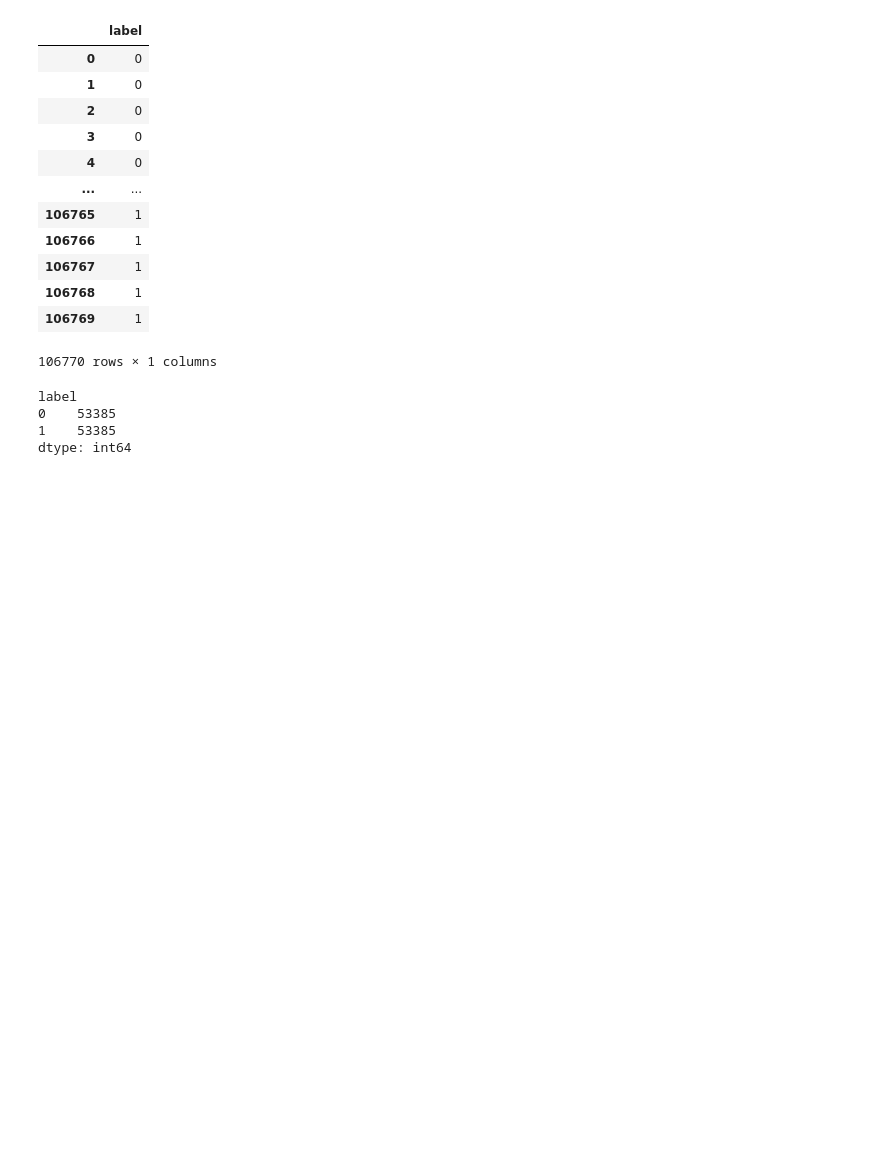
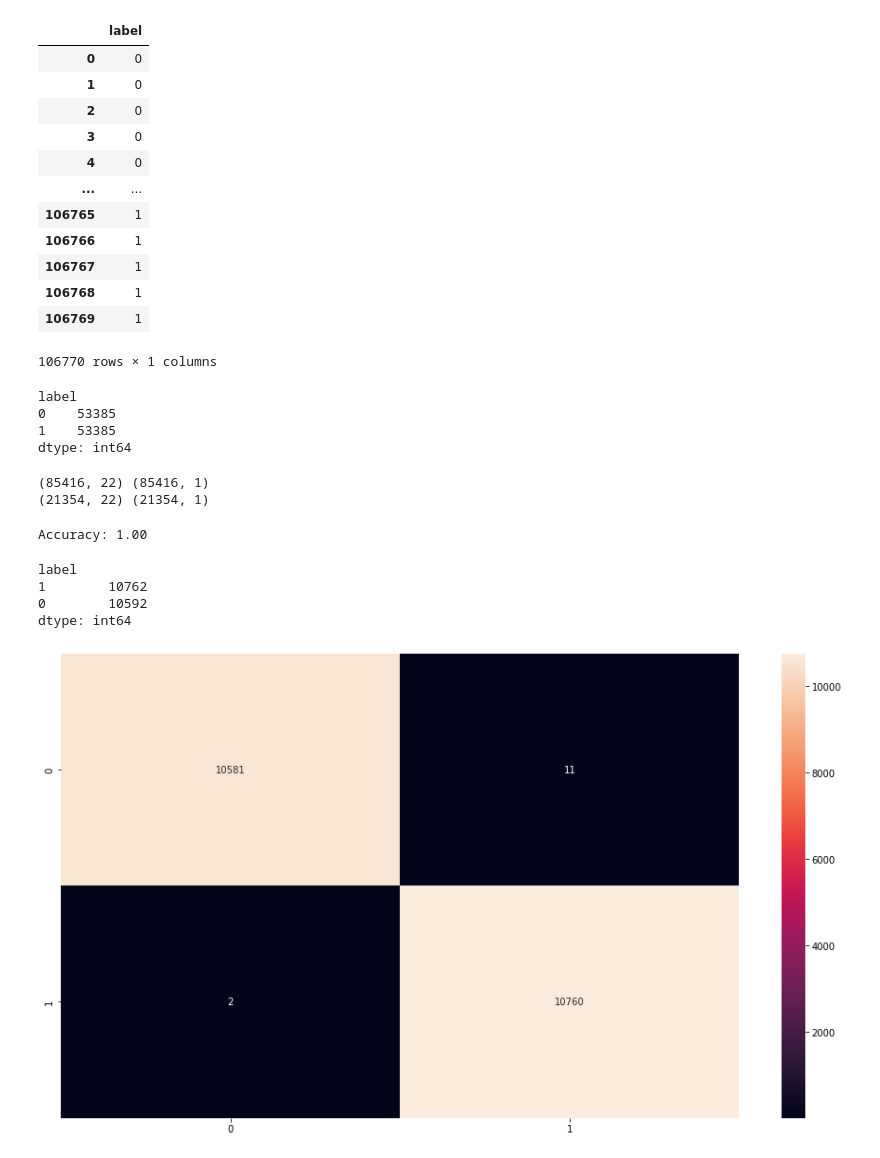
Before and after one commit to bomul0417/study, a Jupyter notebook: NIDS_Project/Dos_FeatureSelect.ipynb, the cells around one changed output. Cells and saved outputs as stored; diff of their text form; code cells hidden in the pictures; blank space fills up the shorter version.

```diff
--- a/NIDS_Project/Dos_FeatureSelect.ipynb
+++ b/NIDS_Project/Dos_FeatureSelect.ipynb
@@ -280,3 +280,50 @@ label
 0    53385
 1    53385
 dtype: int64
+# %%
+from sklearn.model_selection import train_test_split
+
+x, x_test, y, y_test = train_test_split(dfrus_X, dfrus_Y, test_size=0.2, random_state=2022)
+
+print(x.shape, y.shape)
+print(x_test.shape, y_test.shape)
+# %% [output]
+(85416, 22) (85416, 1)
+(21354, 22) (21354, 1)
+# %%
+from xgboost import XGBClassifier
+from sklearn.metrics import accuracy_score
+
+xgb = XGBClassifier(n_estimators=1000, learning_rate=0.05)
+xgb.fit(x, y)
+
+ytest_preds = xgb.predict(x_test)
+
+print('Accuracy: %.2f' % accuracy_score(y_test, ytest_preds))
+# %% [output]
+Accuracy: 1.00
+# %%
+y_test.value_counts()
+# %% [output]
+label
+1        10762
+0        10592
+dtype: int64
+# %%
+from sklearn.metrics import confusion_matrix
+import seaborn as sns
+import matplotlib.pyplot as plt
+
+cm = confusion_matrix(y_test, ytest_preds)
+
+plt.figure(figsize=(16, 9))
+sns.heatmap(
+    cm,
+    annot=True,
+    fmt='g',
+    xticklabels=['0','1'],
+    yticklabels=['0','1']
+)
+plt.show()
+# %% [output]
+[figure, added]
```
Also changed, not shown: parts of 1 cell of this notebook.
